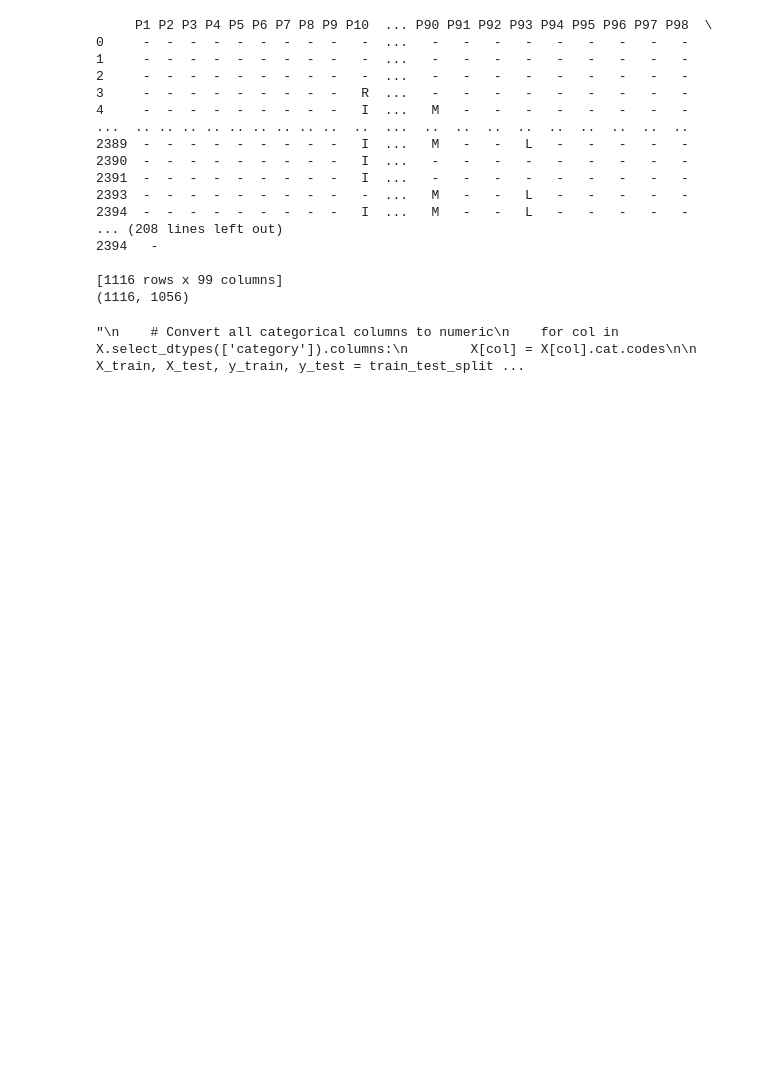
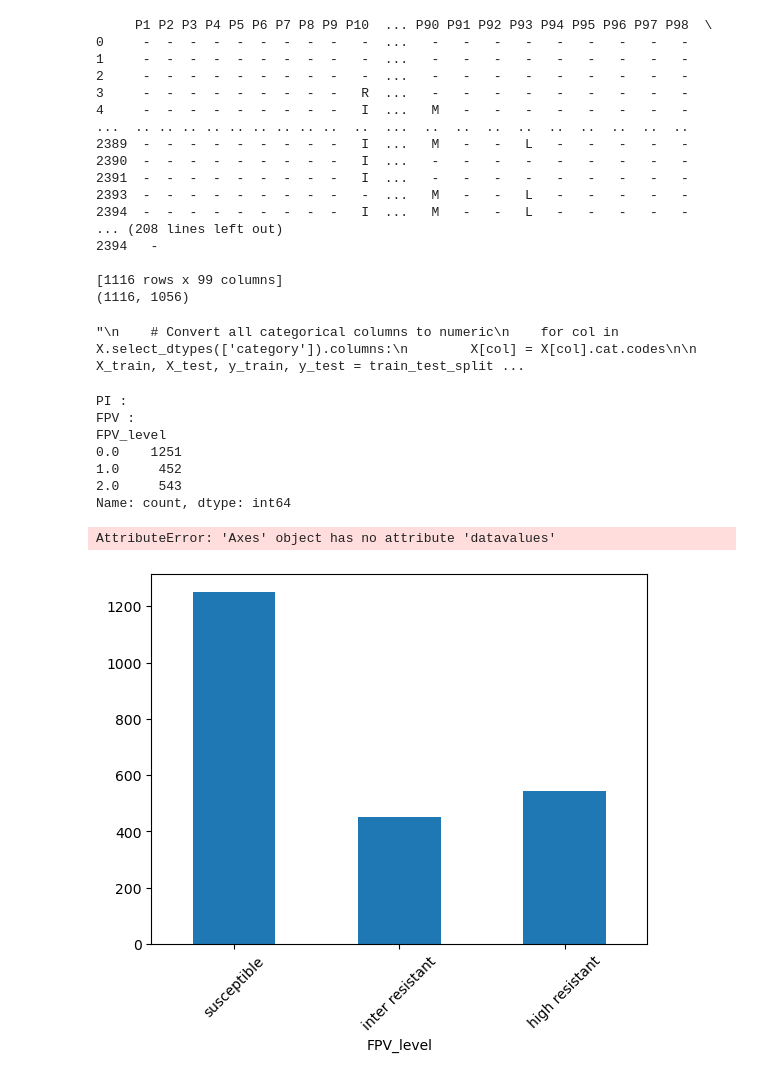
Before and after one commit to FloAvis/Masterthesis_TabPFN_HIV, a Jupyter notebook: Data_import_preprocess.ipynb, the cells around one changed output. Cells and saved outputs as stored; diff of their text form; code cells hidden in the pictures; blank space fills up the shorter version.

Commit message:
Updated file for running all drugs for all datasets

```diff
--- a/Data_import_preprocess.ipynb
+++ b/Data_import_preprocess.ipynb
@@ -284,3 +284,66 @@ for drug in drugs:
 [1116 rows x 99 columns]
 (1116, 1056)
 "\n    # Convert all categorical columns to numeric\n    for col in X.select_dtypes(['category']).columns:\n        X[col] = X[col].cat.codes\n\n    X_train, X_test, y_train, y_test = train_test_split ...
+# %%
+#checking the class imbalance per drug:
+
+files = [r"data/PI_DataSet.txt", r"data/INI_DataSet.txt", r"data/NRTI_DataSet.txt", r"data/NNRTI_DataSet.txt"]
+
+for file in files:
+    df = pd.read_csv(file, sep='\t')
+
+    if file == r"data/INI_DataSet.txt":
+        continue
+
+    print(file.split("/")[-1].strip("_DataSet.txt"), ": ")
+
+    #print(df)
+    df = df.iloc[:,1:-1]
+    #print(df2)
+
+    #Checking how much data is available for each drug
+    #print(df.loc[:,"FPV":"DRV"].count())
+
+    #list of current drugs of the dataset
+    drugs = [drug for drug in list(df.columns) if not drug.startswith("P") ]
+
+    for drug in drugs:
+        #print(drug)
+        tmp_drugs = drugs.copy()
+        #print(tmp_drugs)
+        tmp_drugs.remove(drug)
+        #print(tmp_drugs)
+        last_col = list(df.columns)[-1]
+        dataframe = df.drop(tmp_drugs, axis=1)
+
+        #print(dataframe.head())
+
+        dataframe = dataframe.dropna()
+
+
+        # encoding the levels of susceptibility as 0 for susceptible, 1 as partly resistant and 2 as completly resistant
+        dataframe.loc[dataframe[drug] < cutoff_df.loc[drug, "lower"], drug + "_level"] = 0
+        dataframe.loc[dataframe[drug] >= cutoff_df.loc[drug, "upper"], drug + "_level"] = 2
+        dataframe.loc[(dataframe[drug] >= cutoff_df.loc[drug, "lower"]) & (dataframe[drug] < cutoff_df.loc[drug, "upper"]), drug + "_level"] = 1
+
+        class_counts = dataframe[(drug + "_level")].value_counts(sort=False).sort_index()
+
+        print(drug, ":")
+        print(class_counts)
+
+        ax = class_counts.plot(kind="bar")
+        ax.tick_params("x", rotation=45)
+        ax.set_xticklabels(["susceptible", "inter resistant", "high resistant"])
+        ax.set_title('Class abundancies for ' + drug)
+        plt.show()
+    print("------------------------------------------------------------------------------")
+# %% [output]
+PI :
+FPV :
+FPV_level
+0.0    1251
+1.0     452
+2.0     543
+Name: count, dtype: int64
+AttributeError: 'Axes' object has no attribute 'datavalues'
+[figure, added]
```
Also changed, not shown: parts of 1 cell of this notebook, 3 other files.
